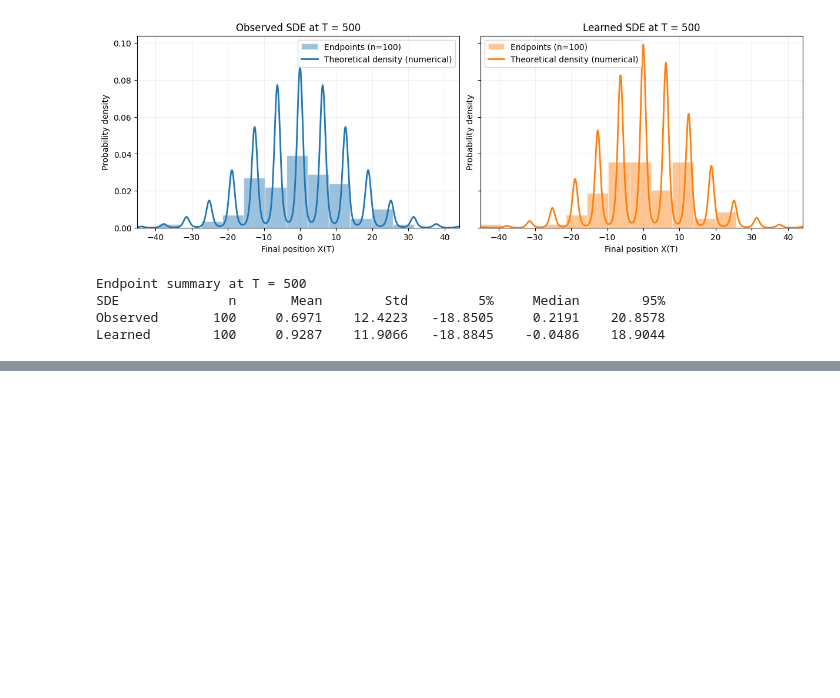
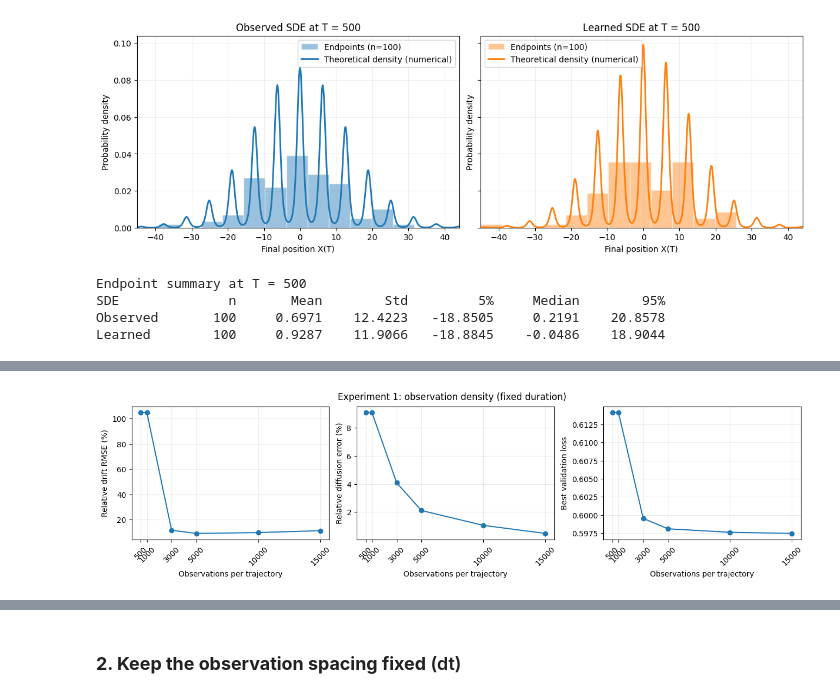
Before and after one commit to dared22/master_thesis, a Jupyter notebook: sandbox/sde_test_data.ipynb, the cells around one changed output, grey strips where cells are left out. Saved outputs shown, nothing was run; the diff lists cells and outputs as text; code cells hidden in the pictures; blank space fills up the shorter version.

```diff
--- a/sandbox/sde_test_data.ipynb
+++ b/sandbox/sde_test_data.ipynb
@@ -783,0 +626,12 @@ subgrid first.
+# %%
+observation_counts = [500, 1000, 3000, 5000, 10000, 15000]
+trajectory_counts = [5, 10, 20, 30, 40 ,50]
+
+seed = 1
+n_pool_trajectories = 50
+
+key = jr.PRNGKey(seed)
+keys = jr.split(key, n_pool_trajectories)
+
+trajectory_pool = jax.vmap(simulate_one)(keys)
+print(f"Trajectory pool shape: {trajectory_pool.shape}")
@@ -783,0 +640,8 @@ subgrid first.
+# %%
+n_available = trajectory_pool.shape[1]
+indices = np.rint(
+    np.linspace(0, n_available - 1, 10000)
+).astype(int)
+
+training_paths = trajectory_pool[:, indices]
+training_times = ts[indices]  # ts must match the pool's saved positions.
@@ -783,0 +738,58 @@ subgrid first.
+# %%
+# Evaluate existing checkpoints; no retraining is needed.
+evaluation_grid = jnp.linspace(-np.pi / abs(k), np.pi / abs(k), 512, endpoint=False)
+true_b = -A * k * jnp.sin(k * evaluation_grid)
+true_b_rms = float(jnp.sqrt(jnp.mean(true_b**2)))
+if true_b_rms == 0 or sigma <= 0:
+    raise ValueError("Relative errors require nonzero drift and positive diffusion.")
+
+result_summary = []
+for result in sorted(results, key=lambda r: r["n_observations"]):
+    fitted = result["model"]
+    fitted_b = jax.vmap(fitted.b)(evaluation_grid)
+    fitted_sigma = float(fitted.s(evaluation_grid[0]))  # Constant diffusion model.
+    # The fallback also supports results saved before duration was recorded.
+    duration = result.get("duration", float(ts[-1] - ts[0]))
+    mean_dt = duration / (result["n_observations"] - 1)
+    result_summary.append({
+        "n_trajectories": result["n_trajectories"],
+        "n_observations": result["n_observations"],
+        "n_increments": result["n_increments"],
+        "duration": duration,
+        "dt": mean_dt,
+        "drift_error_percent": 100 * float(jnp.sqrt(jnp.mean((fitted_b - true_b)**2))) / true_b_rms,
+        "diffusion_error_percent": 100 * abs(fitted_sigma - sigma) / sigma,
+        "sigma_estimate": fitted_sigma,
+        "validation_loss": result["best_validation_loss"],
+        "best_step": result["best_step"],
+    })
+
+x_values = [r["n_observations"] for r in result_summary]
+fig, axes = plt.subplots(1, 3, figsize=(13, 3.5), constrained_layout=True)
+for ax, metric, label in zip(
+    axes,
+    ["drift_error_percent", "diffusion_error_percent", "validation_loss"],
+    ["Relative drift RMSE (%)", "Relative diffusion error (%)", "Best validation loss"],
+):
+    ax.plot(x_values, [r[metric] for r in result_summary], "o-")
+    ax.set(xlabel="Observations per trajectory", ylabel=label)
+    ax.set_xticks(x_values)
+    ax.tick_params(axis="x", labelrotation=45)
+    ax.grid(alpha=0.25)
+fig.suptitle("Experiment 1: observation density (fixed duration)")
+plt.show()
+
+# Identical columns and formatting for all three experiments.
+print(f"{'Trajectories':>12} {'Observations':>12} {'Increments':>12} "
+      f"{'T':>9} {'dt (mean)':>11} {'Drift %':>10} {'Diffusion %':>12} "
+      f"{'Sigma':>9} {'Val. loss':>11} {'Best step':>10}")
+for r in result_summary:
+    print(f"{r['n_trajectories']:>12d} {r['n_observations']:>12,d} "
+          f"{r['n_increments']:>12,d} {r['duration']:>9.3f} {r['dt']:>11.6f} "
+          f"{r['drift_error_percent']:>10.2f} {r['diffusion_error_percent']:>12.2f} "
+          f"{r['sigma_estimate']:>9.4f} {r['validation_loss']:>11.6f} "
+          f"{r['best_step']:>10d}")
+if any(r["best_step"] == 0 for r in result_summary):
+    print("Note: best step 0 means validation selected the untrained initial model.")
+# %% [output]
+[figure, added]
@@ -783,0 +804,2 @@ subgrid first.
+# %% [markdown]
+### **2\. Keep the observation spacing fixed** (dt)
```
Also changed, not shown: parts of 22 cells of this notebook, 16 other files.
